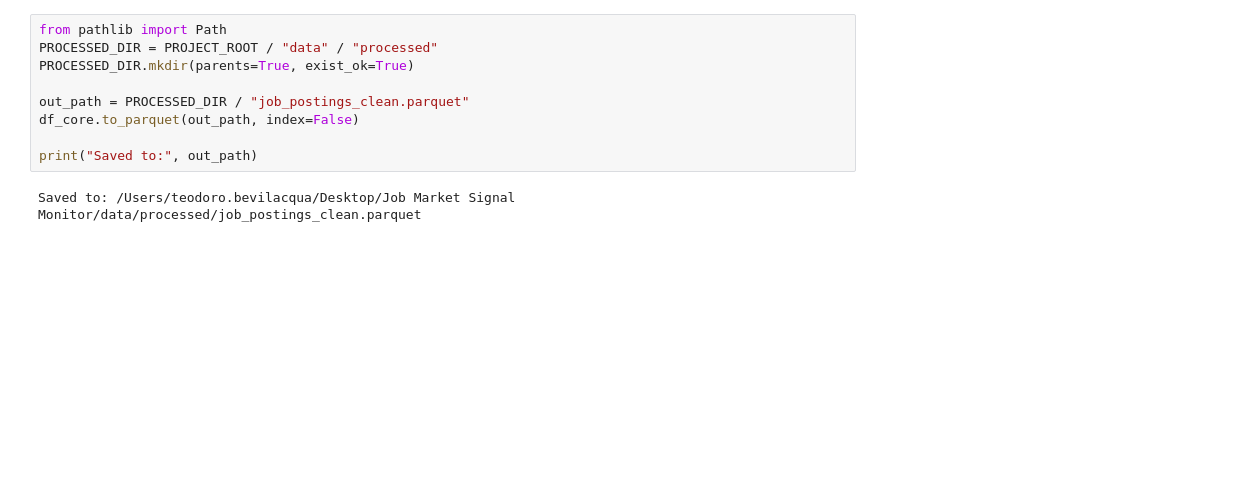
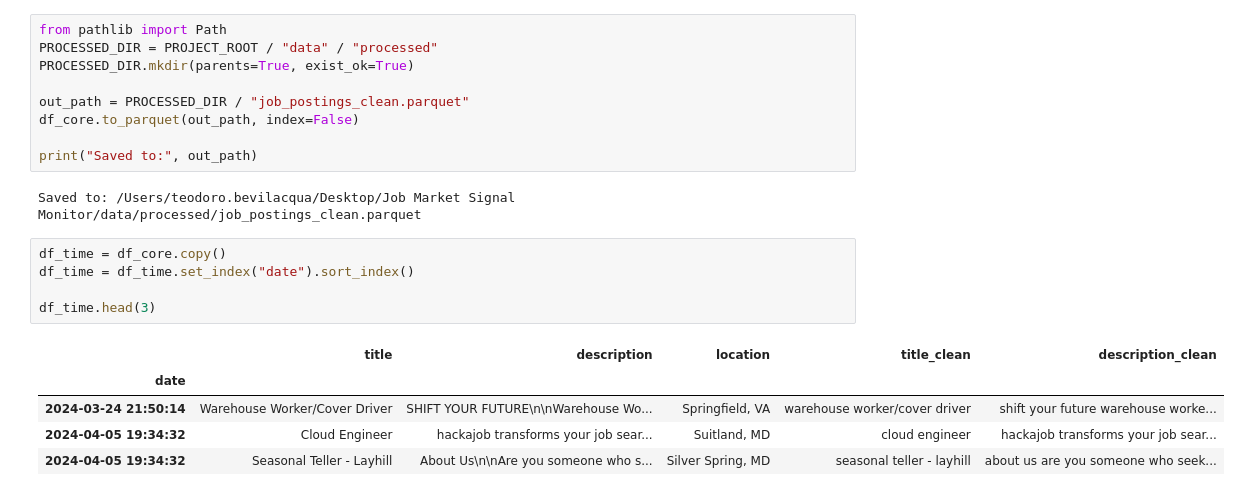
Before and after one commit to teodorobevilacqua/job-market-signal-monitor, a Jupyter notebook: notebooks/01_eda.ipynb, the cells around one changed output. Cells and saved outputs as stored; diff of their text form; blank space fills up the shorter version.

```diff
--- a/notebooks/01_eda.ipynb
+++ b/notebooks/01_eda.ipynb
@@ -154,3 +154,14 @@ df_core.to_parquet(out_path, index=False)
 print("Saved to:", out_path)
 # %% [output]
 Saved to: /Users/teodoro.bevilacqua/Desktop/Job Market Signal Monitor/data/processed/job_postings_clean.parquet
+# %%
+df_time = df_core.copy()
+df_time = df_time.set_index("date").sort_index()
+
+df_time.head(3)
+# %% [output]
+|  | title | description | location | title_clean | description_clean |
+| date |  |  |  |  |  |
+| 2024-03-24 21:50:14 | Warehouse Worker/Cover Driver | SHIFT YOUR FUTURE\n\nWarehouse Wo... | Springfield, VA | warehouse worker/cover driver | shift your future warehouse worke... |
+| 2024-04-05 19:34:32 | Cloud Engineer | hackajob transforms your job sear... | Suitland, MD | cloud engineer | hackajob transforms your job sear... |
+| 2024-04-05 19:34:32 | Seasonal Teller - Layhill | About Us\n\nAre you someone who s... | Silver Spring, MD | seasonal teller - layhill | about us are you someone who seek... |
```
Also changed, not shown: parts of 7 cells of this notebook.
